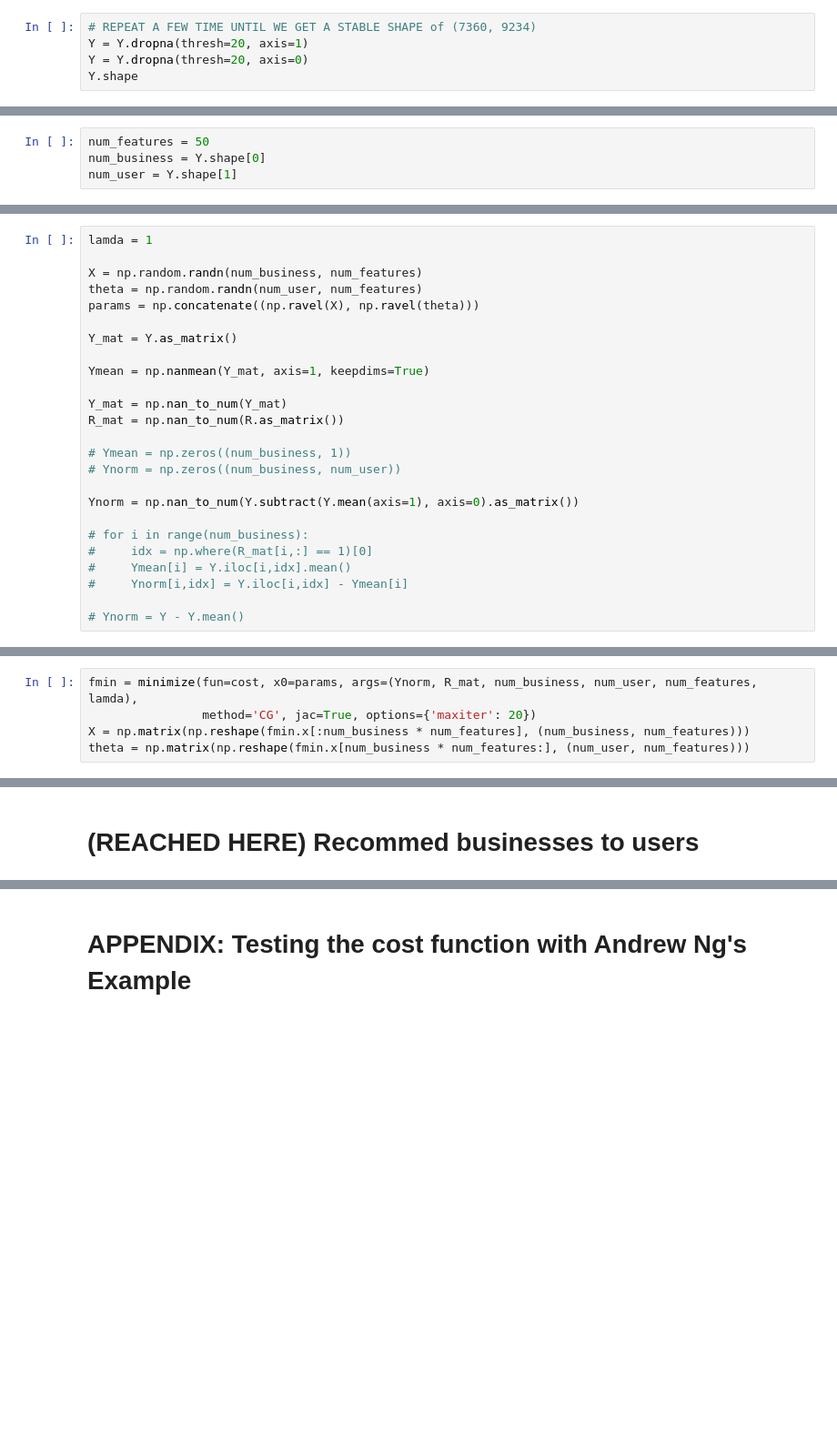
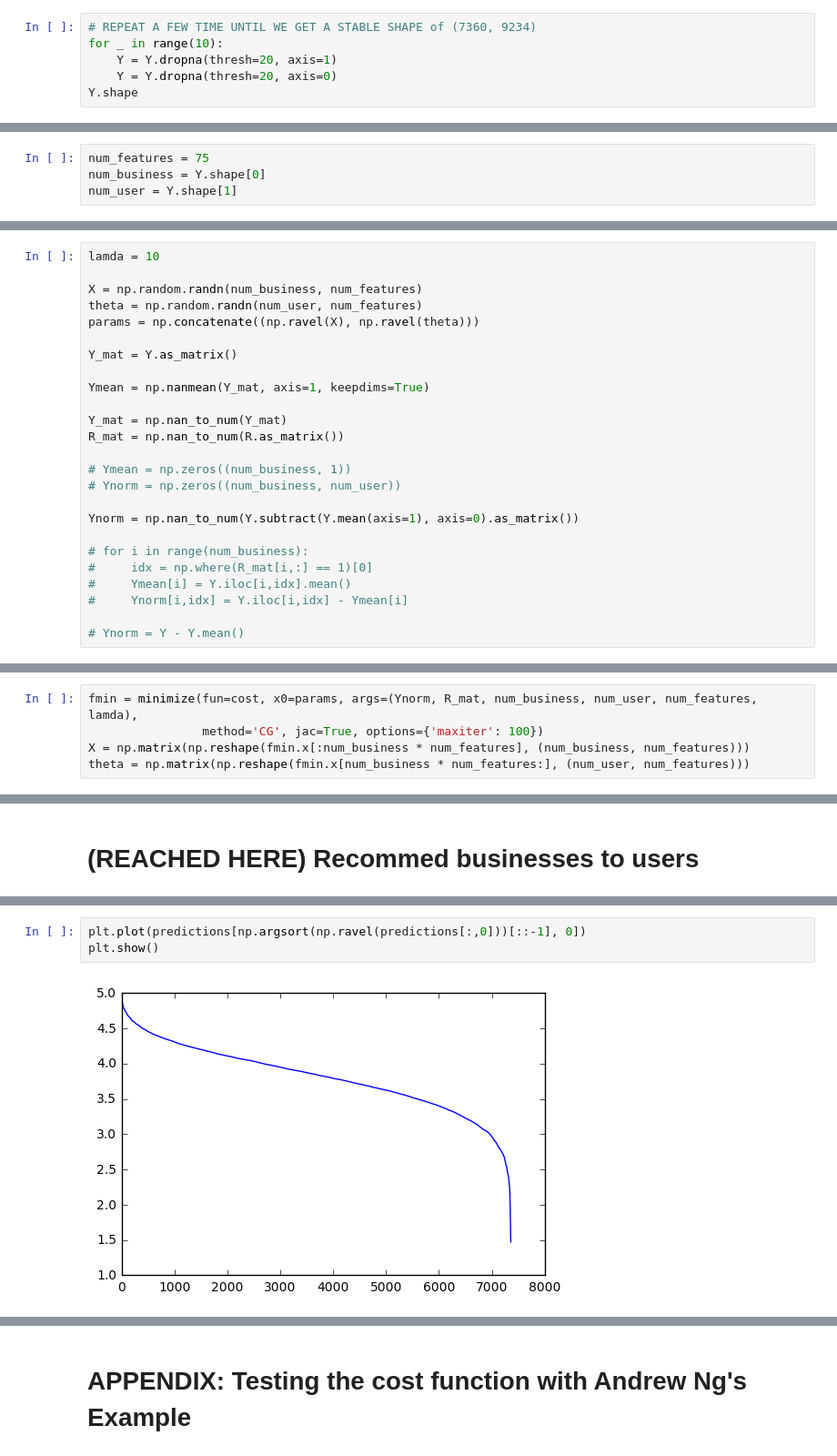
Before and after one commit to Sandy4321/yelp-recommender-system, a Jupyter notebook: Recommender System.ipynb, the cells around one changed output, grey strips where cells are left out. Shown: that part at 91% size. Drawn from its saved outputs; the diff is of its cells as text; blank space fills up the shorter version.

```diff
--- a/Recommender System.ipynb
+++ b/Recommender System.ipynb
@@ -192,8 +194,9 @@ Y.shape
 (7630, 9773)
 # %%
 # REPEAT A FEW TIME UNTIL WE GET A STABLE SHAPE of (7360, 9234)
-Y = Y.dropna(thresh=20, axis=1)
-Y = Y.dropna(thresh=20, axis=0)
+for _ in range(10):
+    Y = Y.dropna(thresh=20, axis=1)
+    Y = Y.dropna(thresh=20, axis=0)
 Y.shape
 # %% [output]
 (7360, 9234)
@@ -458,13 +461,13 @@ c= [[ 1.  2.]
 # %% [markdown]
 # Set the number of features, number of businesses and users:
 # %%
-num_features = 50
+num_features = 75
 num_business = Y.shape[0]
 num_user = Y.shape[1]
 # %% [markdown]
 # Initialize and train the model:
 # %%
-lamda = 1
+lamda = 10
 
 X = np.random.randn(num_business, num_features)
 theta = np.random.randn(num_user, num_features)
@@ -532,7 +535,7 @@ array([-0.47058824])
 -0.47058823529411775
 # %%
 fmin = minimize(fun=cost, x0=params, args=(Ynorm, R_mat, num_business, num_user, num_features, lamda),
-                method='CG', jac=True, options={'maxiter': 20})
+                method='CG', jac=True, options={'maxiter': 100})
 X = np.matrix(np.reshape(fmin.x[:num_business * num_features], (num_business, num_features)))
 theta = np.matrix(np.reshape(fmin.x[num_business * num_features:], (num_user, num_features)))
 # %% [output]
@@ -783,0 +896,5 @@ SyntaxError: invalid syntax (<ipython-input-540-9403cdb2a176>, line 5)
+# %%
+plt.plot(predictions[np.argsort(np.ravel(predictions[:,0]))[::-1], 0])
+plt.show()
+# %% [output]
+[figure, added]
```
Also changed, not shown: parts of 62 cells of this notebook.
